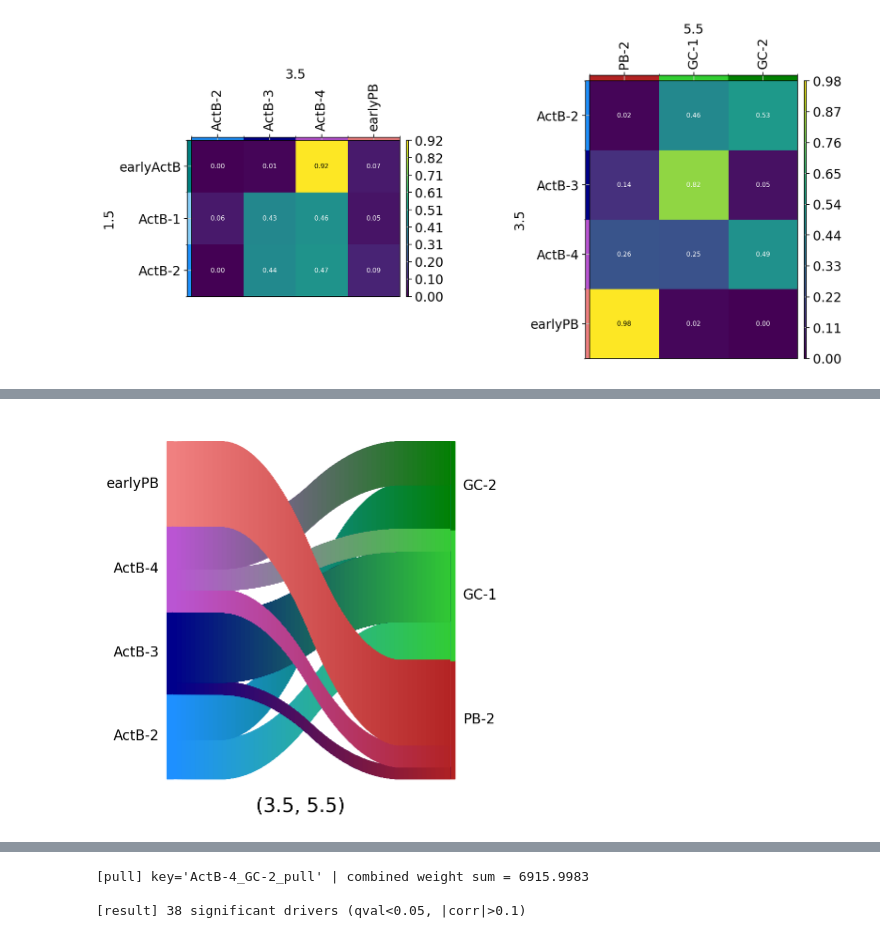
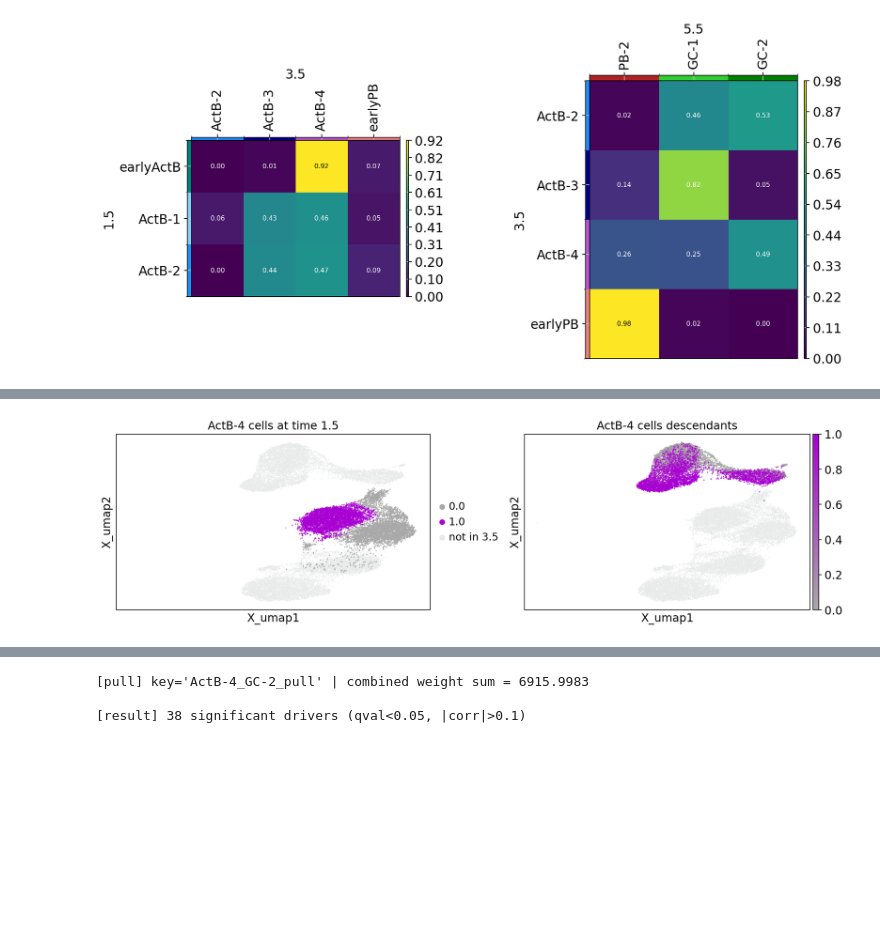
Before and after one commit to sachha-naksha/moscot_analysis, a Jupyter notebook: b_cell_invitro.ipynb, the cells around one changed output, grey strips where cells are left out. Cells and saved outputs as stored; diff of their text form; code cells hidden in the pictures; blank space fills up the shorter version.

```diff
--- a/b_cell_invitro.ipynb
+++ b/b_cell_invitro.ipynb
@@ -480 +474,24 @@ W0320 19:25:11.485676  652349 sol_gpu_cost_model.cc:102] No SoL config found for
+# %%
+tp0.push(source=3.5, target=5.5, data="sub_cell_type", subset="ActB-4")
+fig, axes = plt.subplots(ncols=2, figsize=(16, 4))
+
+mpl.push(
+    tp0,
+    time_points=[3.5],
+    basis="X_umap",
+    ax=axes[0],
+    title=["ActB-4 cells at time 1.5"],
+)
+
+mpl.push(
+    tp0,
+    time_points=[5.5],
+    basis="X_umap",
+    ax=axes[1],
+    title=["ActB-4 cells descendants"],
+)
+
+fig.subplots_adjust(wspace=0.3)
+# %% [output]
+[figure, added]
 # %%
@@ -490,5 +508 @@ tp0.sankey(
-# %%
-mpl.sankey(tp0, dpi=100, figsize=(4, 4), fontsize=10, interpolate_color=True, save="/projects/bgdb/asachan/datasets/Bcell_in_vitro_human/figs/sankey_3.5_5.5.pdf")
-# %% [output]
-[figure, removed]
 # %%
```
Also changed, not shown: parts of 13 cells of this notebook, 1 other file.
